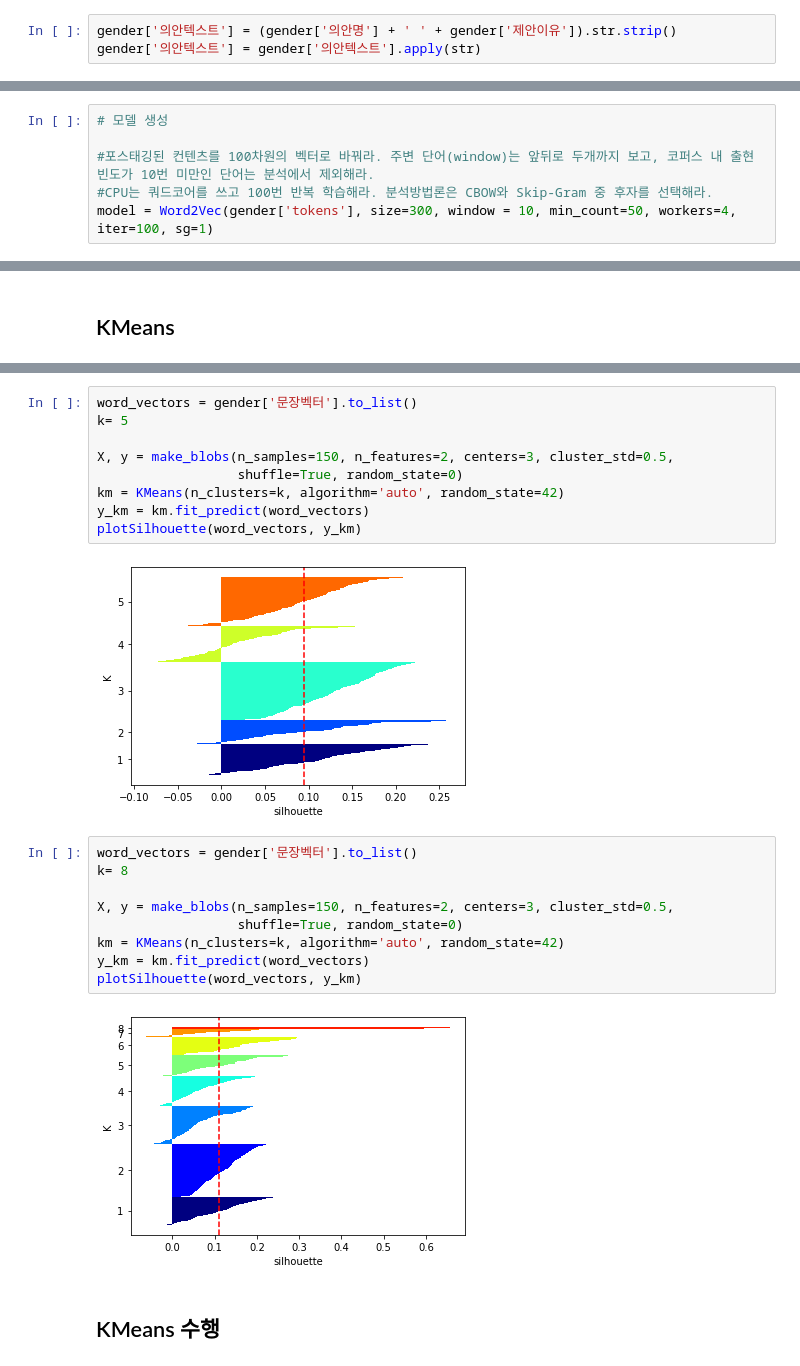
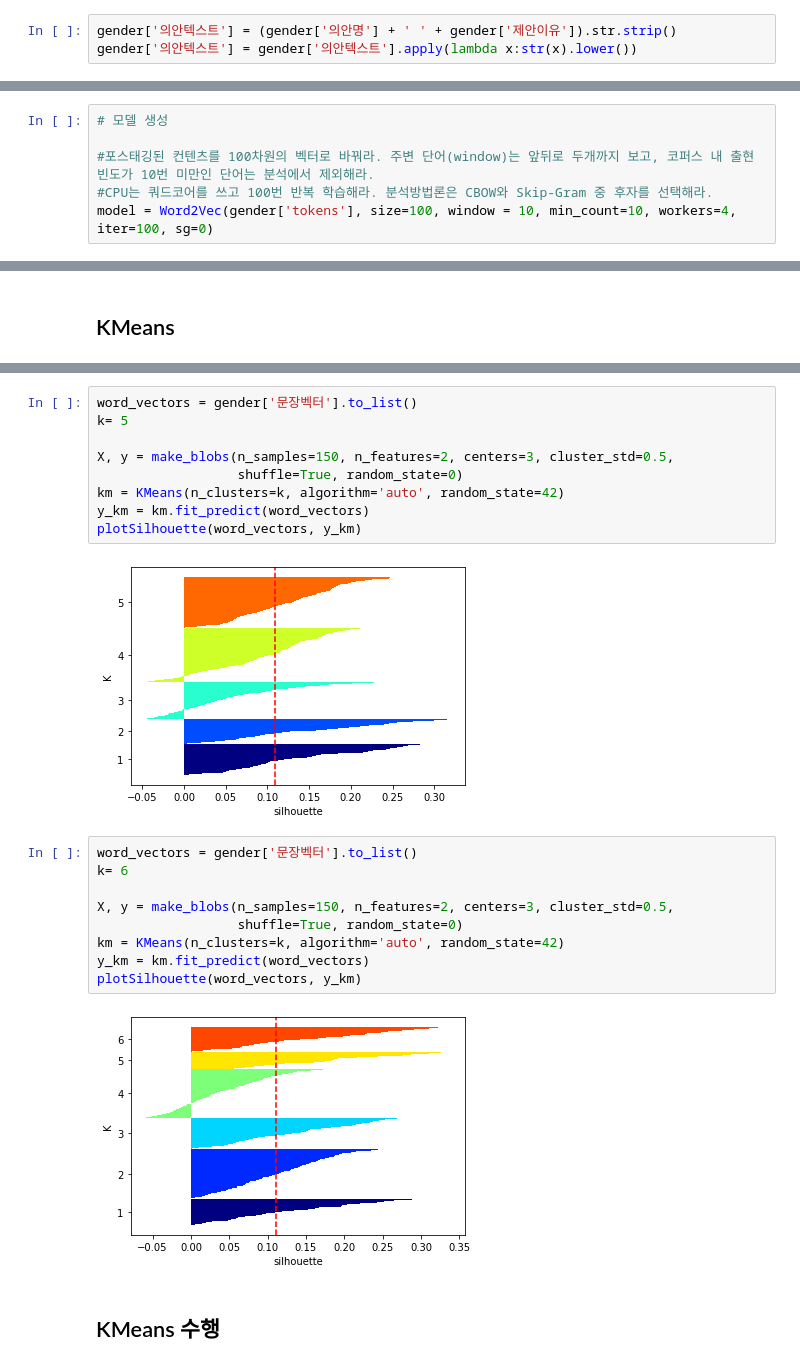
Before and after one commit to givemetarte/CUAI-conference, a Jupyter notebook: gender-bill-analysis/gender-bill-kmeans.ipynb, the cells around one changed output, grey strips where cells are left out. Drawn from its saved outputs; the diff is of its cells as text.

```diff
--- a/gender-bill-analysis/gender-bill-kmeans.ipynb
+++ b/gender-bill-analysis/gender-bill-kmeans.ipynb
@@ -76,7 +78,7 @@ def remove_stopword(text):
     return text
 # %%
 gender['의안텍스트'] = (gender['의안명'] + ' ' + gender['제안이유']).str.strip()
-gender['의안텍스트'] = gender['의안텍스트'].apply(str)
+gender['의안텍스트'] = gender['의안텍스트'].apply(lambda x:str(x).lower())
 # %%
 %time contents = gender['의안텍스트'].apply(preprocessing)
 # %% [output]
@@ -130,5 +134,5 @@ logging.basicConfig(
 
 #포스태깅된 컨텐츠를 100차원의 벡터로 바꿔라. 주변 단어(window)는 앞뒤로 두개까지 보고, 코퍼스 내 출현 빈도가 10번 미만인 단어는 분석에서 제외해라.
 #CPU는 쿼드코어를 쓰고 100번 반복 학습해라. 분석방법론은 CBOW와 Skip-Gram 중 후자를 선택해라.
-model = Word2Vec(gender['tokens'], size=300, window = 10, min_count=50, workers=4, iter=100, sg=1)
+model = Word2Vec(gender['tokens'], size=100, window = 10, min_count=10, workers=4, iter=100, sg=0)
 # %% [output]
@@ -311,18 +322,18 @@ km = KMeans(n_clusters=k, algorithm='auto', random_state=42)
 y_km = km.fit_predict(word_vectors)
 plotSilhouette(word_vectors, y_km)
 # %% [output]
-[figure, old version]
+[figure, new version]
 # %%
 word_vectors = gender['문장벡터'].to_list()
-k= 8
+k= 6
 
 X, y = make_blobs(n_samples=150, n_features=2, centers=3, cluster_std=0.5,
                   shuffle=True, random_state=0)
 km = KMeans(n_clusters=k, algorithm='auto', random_state=42)
 y_km = km.fit_predict(word_vectors)
 plotSilhouette(word_vectors, y_km)
 # %% [output]
-[figure, old version]
+[figure, new version]
 # %% [markdown]
 ## KMeans 수행
 # %%
```
Also changed, not shown: parts of 22 cells of this notebook, 4 other files.
